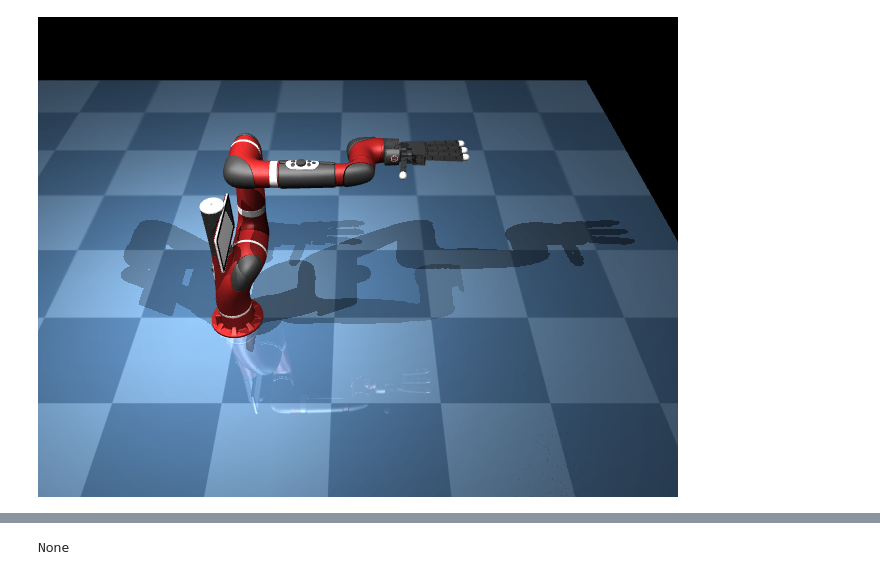
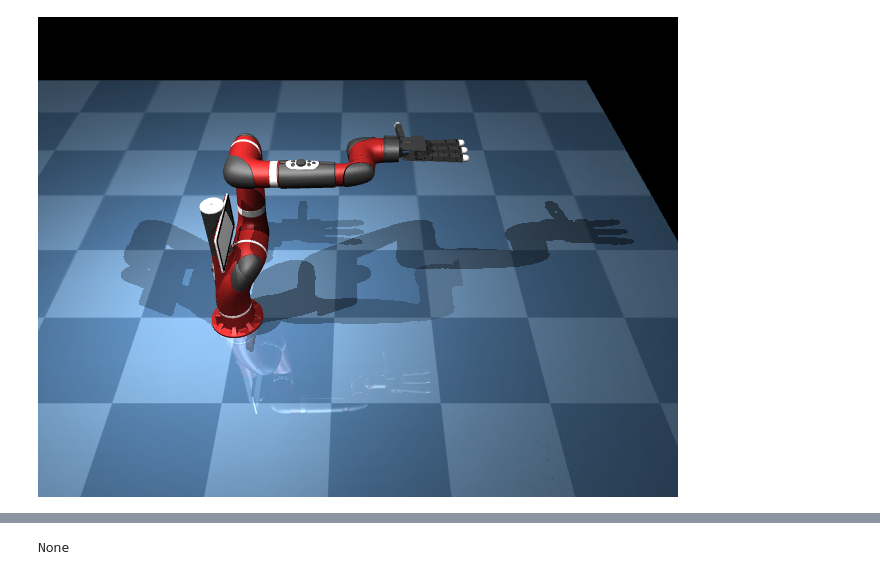
Before and after one commit to YardenGoraly/Mujoco_fun, a Jupyter notebook: MuJoCo_fun.ipynb, the cells around one changed output, grey strips where cells are left out. Drawn from its saved outputs; the diff is of its cells as text; code cells hidden in the pictures.

```diff
--- a/MuJoCo_fun.ipynb
+++ b/MuJoCo_fun.ipynb
@@ -109,32 +131,33 @@ hand_model = mjcf.from_path(hand_path)
 sawyer_model = mjcf.from_path(sawyer_path)
 ball_model = mjcf.from_xml_string(ball_xml)
 
 arena = mjcf.RootElement()
 chequered = arena.asset.add('texture', type='2d', builtin='checker', width=300,
                             height=300, rgb1=[.2, .3, .4], rgb2=[.3, .4, .5])
 grid = arena.asset.add('material', name='grid', texture=chequered,
                        texrepeat=[5, 5], reflectance=.2)
 arena.worldbody.add('geom', type='plane', size=[2, 2, .1], material=grid)
 for x in [-2, 2]:
   arena.worldbody.add('light', pos=[x, -1, 3], dir=[-x, 1, -2])
 
 sawyer_site = sawyer_model.find('site', 'attachment_site')
 # end_effector_body.attach(hand_model)
 
 # arena.attach(hand_model)
 # arena.attach(ball_model)
 sawyer_site.attach(hand_model)
 arena.attach(sawyer_model)
 
 
 # Load model.
 physics = mjcf.Physics.from_mjcf_model(arena)
 
-initial_qpos = [0, -1.5, 0, 1.5, 0, 0, 0, 0, 0, 0, 0, 0, 0, 0, 0, 0, 0, 0, 0, 0, 0, 0, 0]
+# initial_qpos = [0, -1.5, 0, 1.5, 0, 0, 3.2, 0, 0, 0, 0, 0, 0, 0, 0, 0, 0, 0, 0, 0, 0, 0, 0] # default pos
+initial_qpos = [0, -1.5, 0, 1.5, 0, 0, 3.2, 0, 0, 0, 0, 0, 0, 0, 0, 0, 0, 0, 0, 0, 0, 0, 0]
 physics.data.qpos[:] = initial_qpos
 physics.forward()
 
 # renderer = mj.Renderer(arena, height=480, width=640)
 PIL.Image.fromarray(physics.render(height=480, width=640))
 # %% [output]
-[figure, old version]
+[figure, new version]
```
Also changed, not shown: parts of 6 cells of this notebook.
